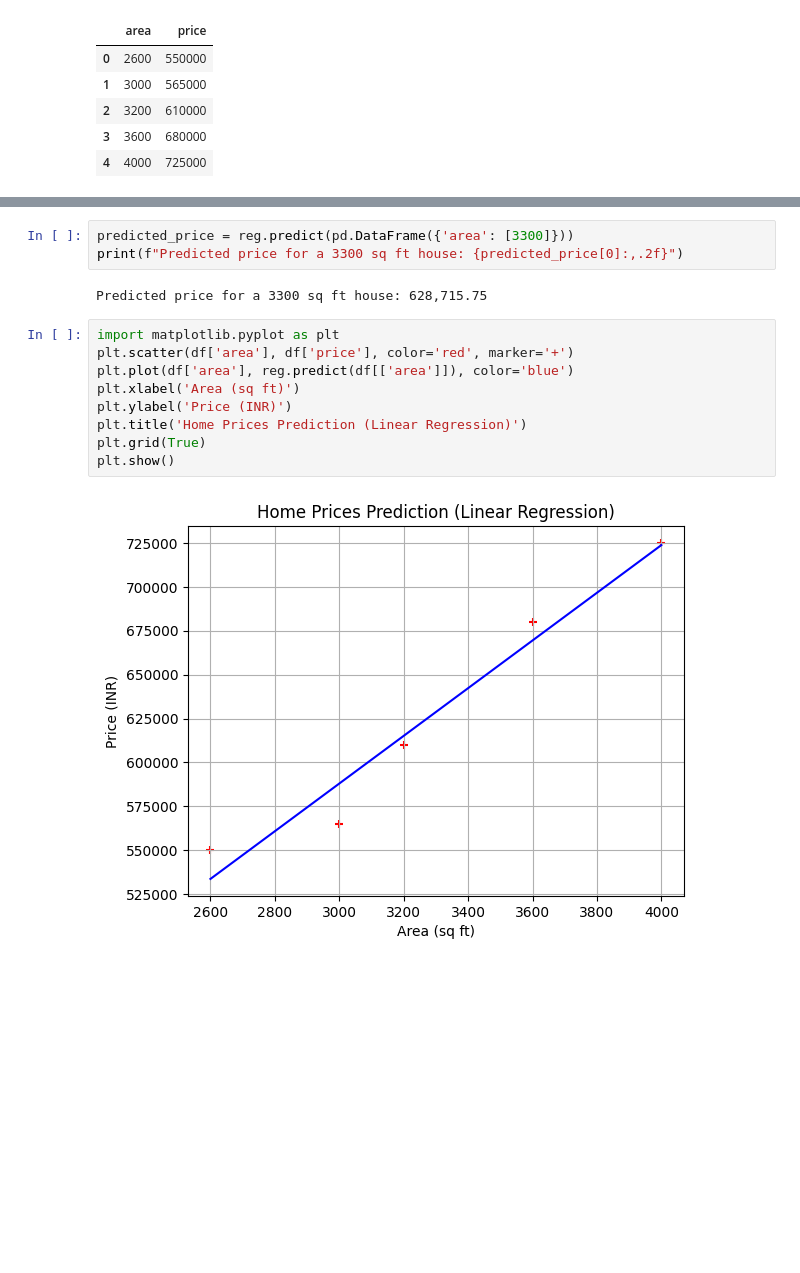
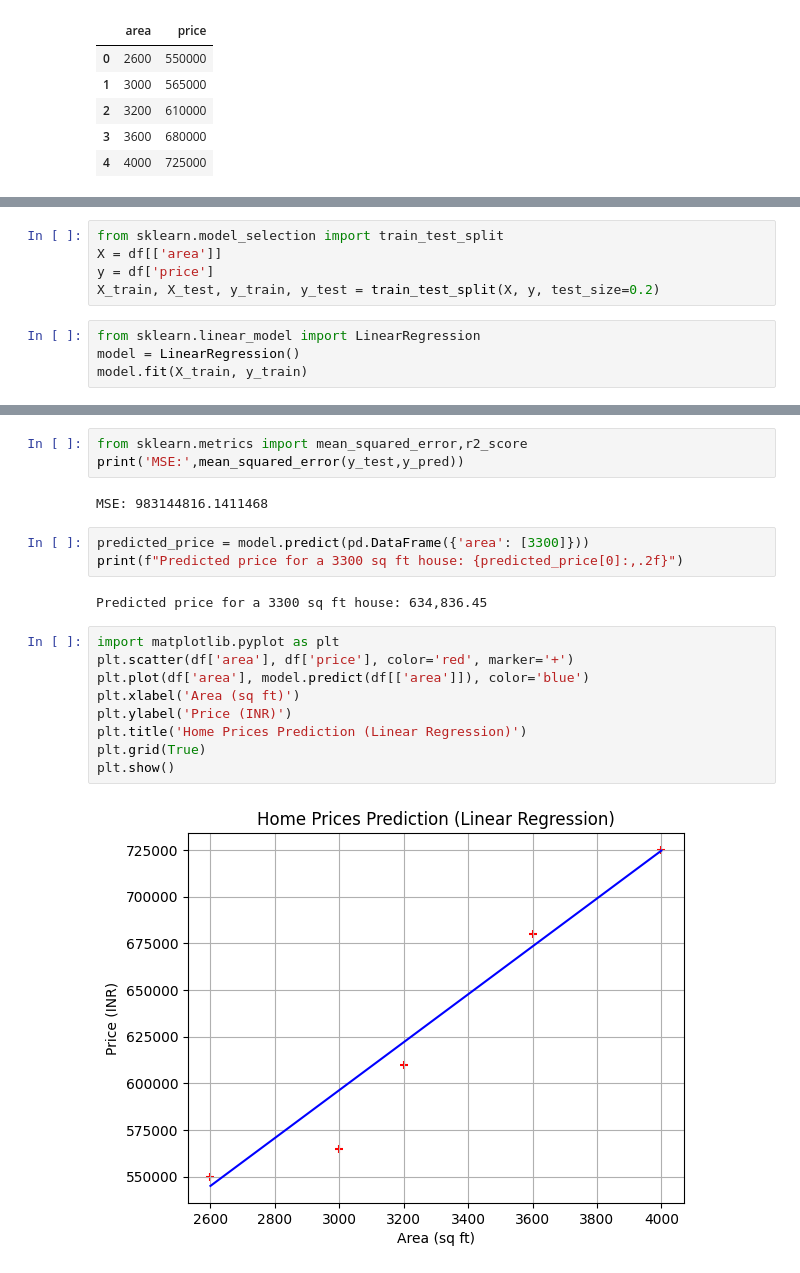
Before and after one commit to Abimanyu-07/Machine-Learning-Demo, a Jupyter notebook: Model/Linear_Regression.ipynb, the cells around one changed output, grey strips where cells are left out. Drawn from its saved outputs; the diff is of its cells as text; blank space fills up the shorter version.

Commit message:
Linear final

```diff
--- a/Model/Linear_Regression.ipynb
+++ b/Model/Linear_Regression.ipynb
@@ -48,0 +27,9 @@ Intercept (b): 180616.44
+# %%
+from sklearn.model_selection import train_test_split
+X = df[['area']]
+y = df['price']
+X_train, X_test, y_train, y_test = train_test_split(X, y, test_size=0.2)
+# %%
+from sklearn.linear_model import LinearRegression
+model = LinearRegression()
+model.fit(X_train, y_train)
@@ -49,16 +45,21 @@ Intercept (b): 180616.44
+# %%
+from sklearn.metrics import mean_squared_error,r2_score
+print('MSE:',mean_squared_error(y_test,y_pred))
+# %% [output]
+MSE: 983144816.1411468
 # %%
-predicted_price = reg.predict(pd.DataFrame({'area': [3300]}))
+predicted_price = model.predict(pd.DataFrame({'area': [3300]}))
 print(f"Predicted price for a 3300 sq ft house: {predicted_price[0]:,.2f}")
 # %% [output]
-Predicted price for a 3300 sq ft house: 628,715.75
+Predicted price for a 3300 sq ft house: 634,836.45
 # %%
 import matplotlib.pyplot as plt
 plt.scatter(df['area'], df['price'], color='red', marker='+')
-plt.plot(df['area'], reg.predict(df[['area']]), color='blue')
+plt.plot(df['area'], model.predict(df[['area']]), color='blue')
 plt.xlabel('Area (sq ft)')
 plt.ylabel('Price (INR)')
 plt.title('Home Prices Prediction (Linear Regression)')
 plt.grid(True)
 plt.show()
 # %% [output]
-[figure, old version]
+[figure, new version]
```
Also changed, not shown: parts of 7 cells of this notebook.
